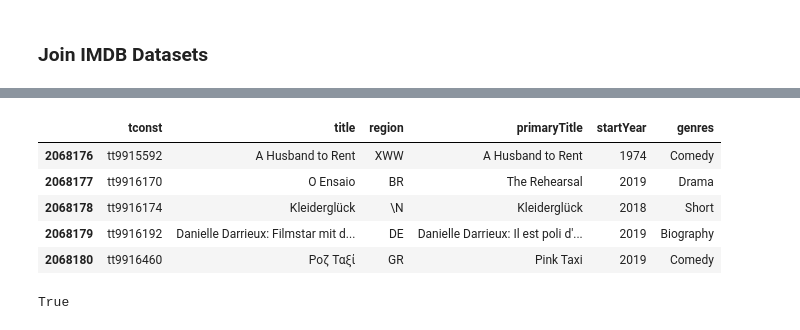
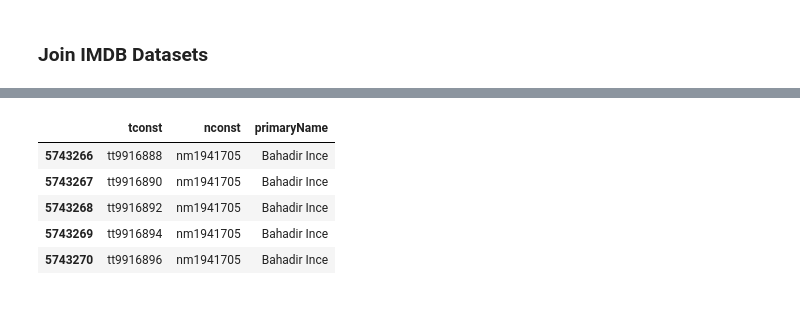
Before and after one commit to lasoya/Mod1_Project, a Jupyter notebook: IMDB_Data.ipynb, the cells around one changed output, grey strips where cells are left out. Drawn from its saved outputs; the diff is of its cells as text; code cells hidden in the pictures.

Commit message:
edited IMDB_Data Jupyter notebook and added a IMDB_Data.py file

```diff
--- a/IMDB_Data.ipynb
+++ b/IMDB_Data.ipynb
@@ -214,5 +228,11 @@ directors    object
 writers      object
 dtypes: object(3)
 memory usage: 131.5+ MB
+# %%
+# drop writers column from dataframe
+imdbmov_directors = imdb_crew.drop(['writers'], axis=1)
+# %%
+# rename directors column in dataframe
+directors = imdbmov_directors.rename(columns={'directors': 'nconst'})
 # %% [markdown]
 ### IMDB Dataset of Actors and Directors Details ###
@@ -241,3 +262,6 @@ primaryProfession    object
 knownForTitles       object
 dtypes: object(6)
 memory usage: 422.1+ MB
+# %%
+# drop unneeded columns from dataframe
+imdbteam_names = imdb_team.drop(['birthYear', 'deathYear', 'primaryProfession', 'knownForTitles'], axis=1)
@@ -270,0 +322,3 @@ memory usage: 110.5+ MB
+# %%
+# merge dataframe with connection between movie title with director ID and dataframe with director names
+imdb_directors = directors.merge(imdbteam_names, on='nconst', how='left')
@@ -271,13 +334,9 @@ memory usage: 110.5+ MB
 # %%
-imdb_details.tail()
+imdb_directors.tail()
 # %% [output]
-|  | tconst | title | region | primaryTitle | startYear | genres |
-| 2068176 | tt9915592 | A Husband to Rent | XWW | A Husband to Rent | 1974 | Comedy |
-| 2068177 | tt9916170 | O Ensaio | BR | The Rehearsal | 2019 | Drama |
-| 2068178 | tt9916174 | Kleiderglück | \N | Kleiderglück | 2018 | Short |
-| 2068179 | tt9916192 | Danielle Darrieux: Filmstar mit d... | DE | Danielle Darrieux: Il est poli d'... | 2019 | Biography |
-| 2068180 | tt9916460 | Ροζ Ταξί | GR | Pink Taxi | 2019 | Comedy |
+|  | tconst | nconst | primaryName |
+| 5743266 | tt9916888 | nm1941705 | Bahadir Ince |
+| 5743267 | tt9916890 | nm1941705 | Bahadir Ince |
+| 5743268 | tt9916892 | nm1941705 | Bahadir Ince |
+| 5743269 | tt9916894 | nm1941705 | Bahadir Ince |
+| 5743270 | tt9916896 | nm1941705 | Bahadir Ince |
-# %%
-imdb_details.isnull().values.any()
-# %% [output]
-True
```
Also changed, not shown: parts of 31 cells of this notebook, 1 other file.
